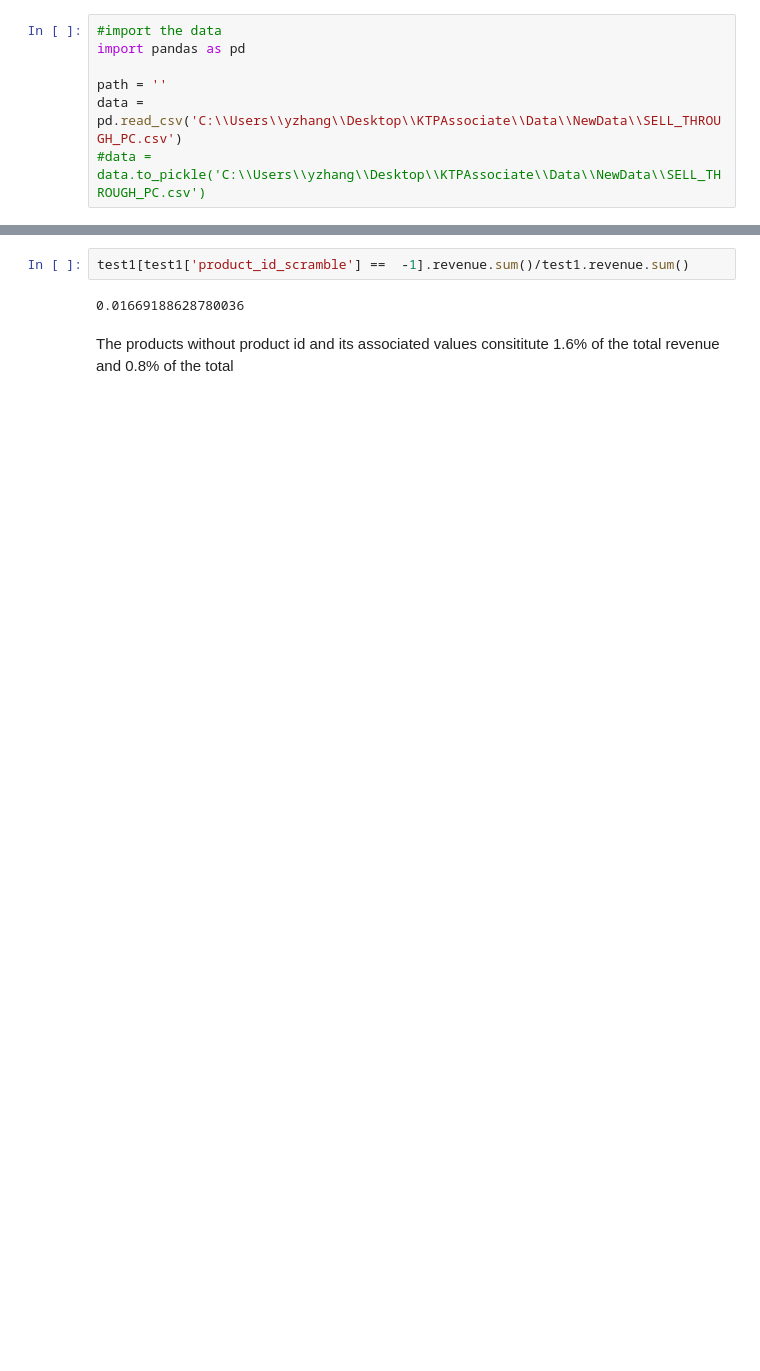
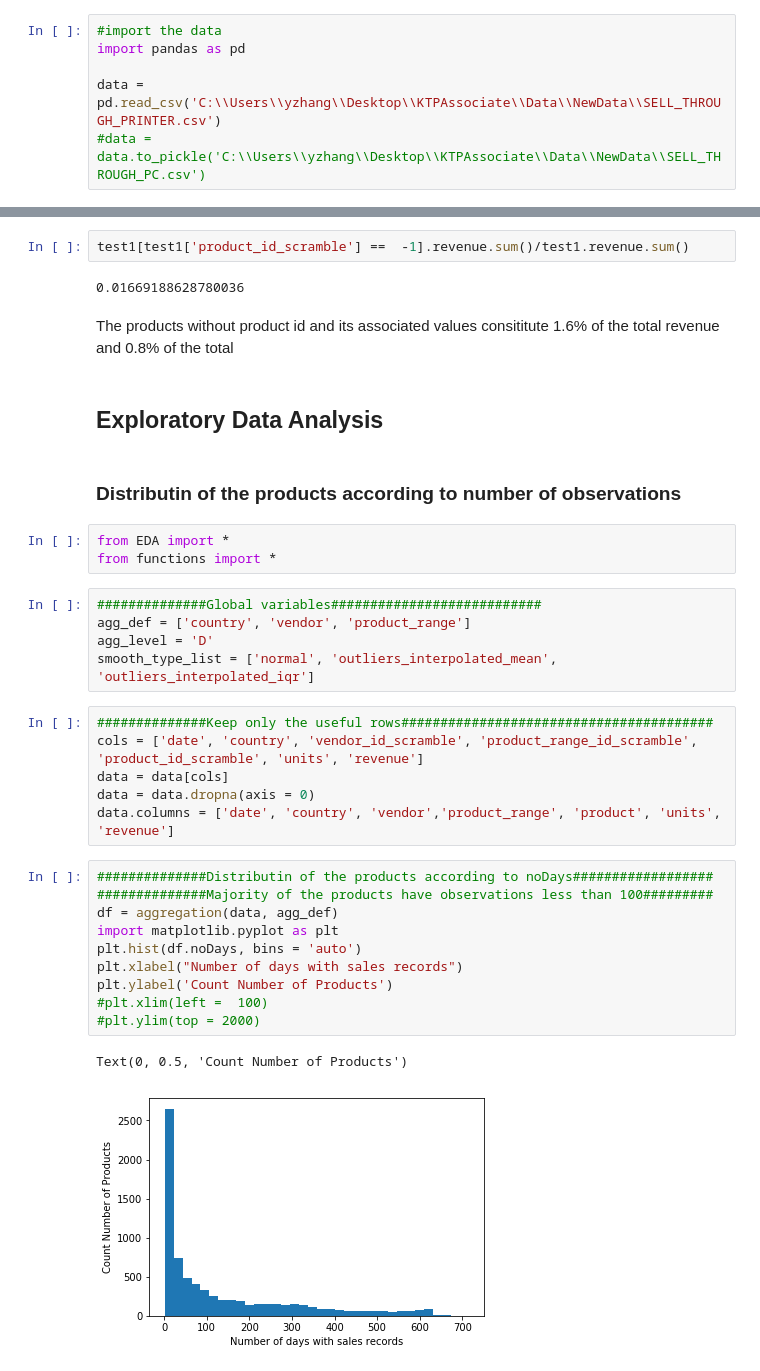
Before and after one commit to xiaobenbenecho/TimeSeriesPredict, a Jupyter notebook: ProjectData_Sell_Through/EDA.ipynb, the cells around one changed output, grey strips where cells are left out. Drawn from its saved outputs; the diff is of its cells as text; blank space fills up the shorter version.

```diff
--- a/ProjectData_Sell_Through/EDA.ipynb
+++ b/ProjectData_Sell_Through/EDA.ipynb
@@ -13,6 +15,5 @@ warnings.filterwarnings('ignore')
 #import the data
 import pandas as pd
 
-path = ''
-data = pd.read_csv('C:\\Users\\yzhang\\Desktop\\KTPAssociate\\Data\\NewData\\SELL_THROUGH_PC.csv')
+data = pd.read_csv('C:\\Users\\yzhang\\Desktop\\KTPAssociate\\Data\\NewData\\SELL_THROUGH_PRINTER.csv')
 #data = data.to_pickle('C:\\Users\\yzhang\\Desktop\\KTPAssociate\\Data\\NewData\\SELL_THROUGH_PC.csv')
@@ -211,3 +148,34 @@ test1[test1['product_id_scramble'] ==  -1].revenue.sum()/test1.revenue.sum()
 0.01669188628780036
 # %% [markdown]
 The products without product id and its associated values consititute 1.6% of the total revenue and 0.8% of the total
+# %% [markdown]
+## Exploratory Data Analysis
+# %% [markdown]
+### Distributin of the products according to number of observations
+# %%
+from EDA import *
+from functions import *
+# %%
+##############Global variables###########################
+agg_def = ['country', 'vendor', 'product_range']
+agg_level = 'D'
+smooth_type_list = ['normal', 'outliers_interpolated_mean', 'outliers_interpolated_iqr']
+# %%
+##############Keep only the useful rows########################################
+cols = ['date', 'country', 'vendor_id_scramble', 'product_range_id_scramble', 'product_id_scramble', 'units', 'revenue']
+data = data[cols]
+data = data.dropna(axis = 0)
+data.columns = ['date', 'country', 'vendor','product_range', 'product', 'units', 'revenue']
+# %%
+##############Distributin of the products according to noDays##################
+##############Majority of the products have observations less than 100#########
+df = aggregation(data, agg_def)
+import matplotlib.pyplot as plt
+plt.hist(df.noDays, bins = 'auto')
+plt.xlabel("Number of days with sales records")
+plt.ylabel('Count Number of Products')
+#plt.xlim(left =  100)
+#plt.ylim(top = 2000)
+# %% [output]
+Text(0, 0.5, 'Count Number of Products')
+[figure, added]
```
Also changed, not shown: parts of 32 cells of this notebook, 12 other files.
